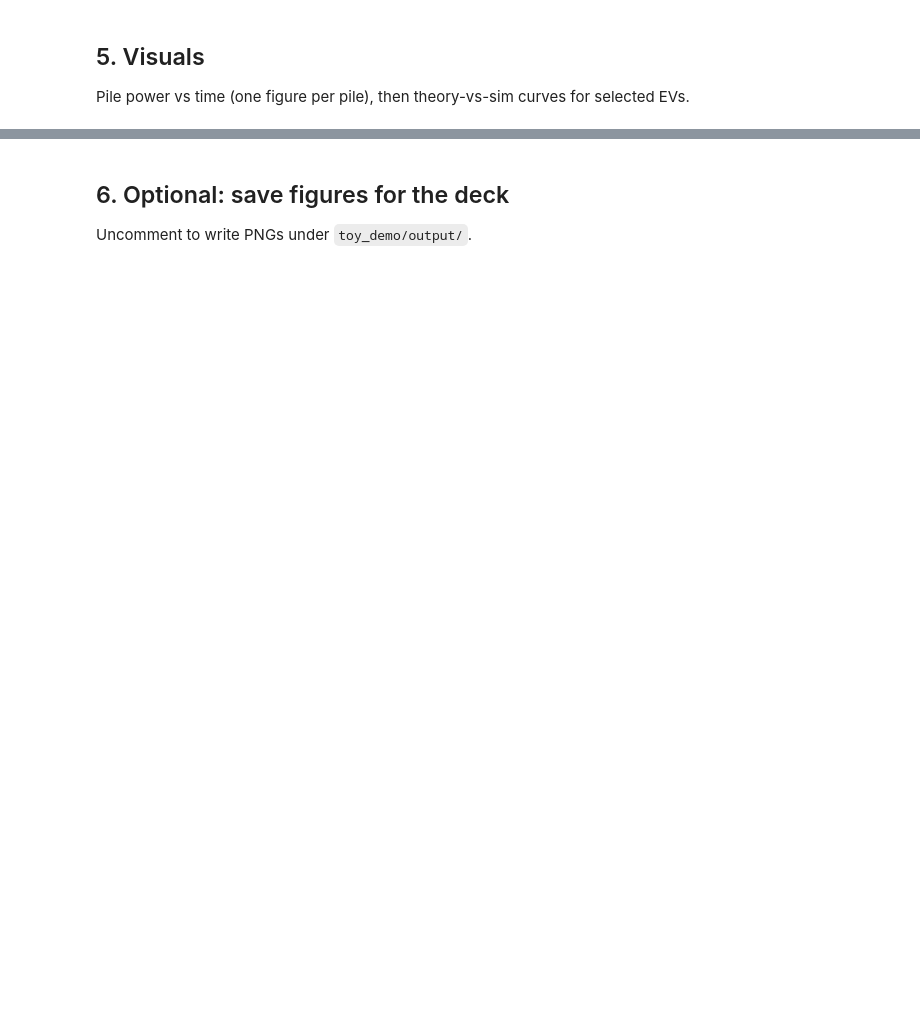
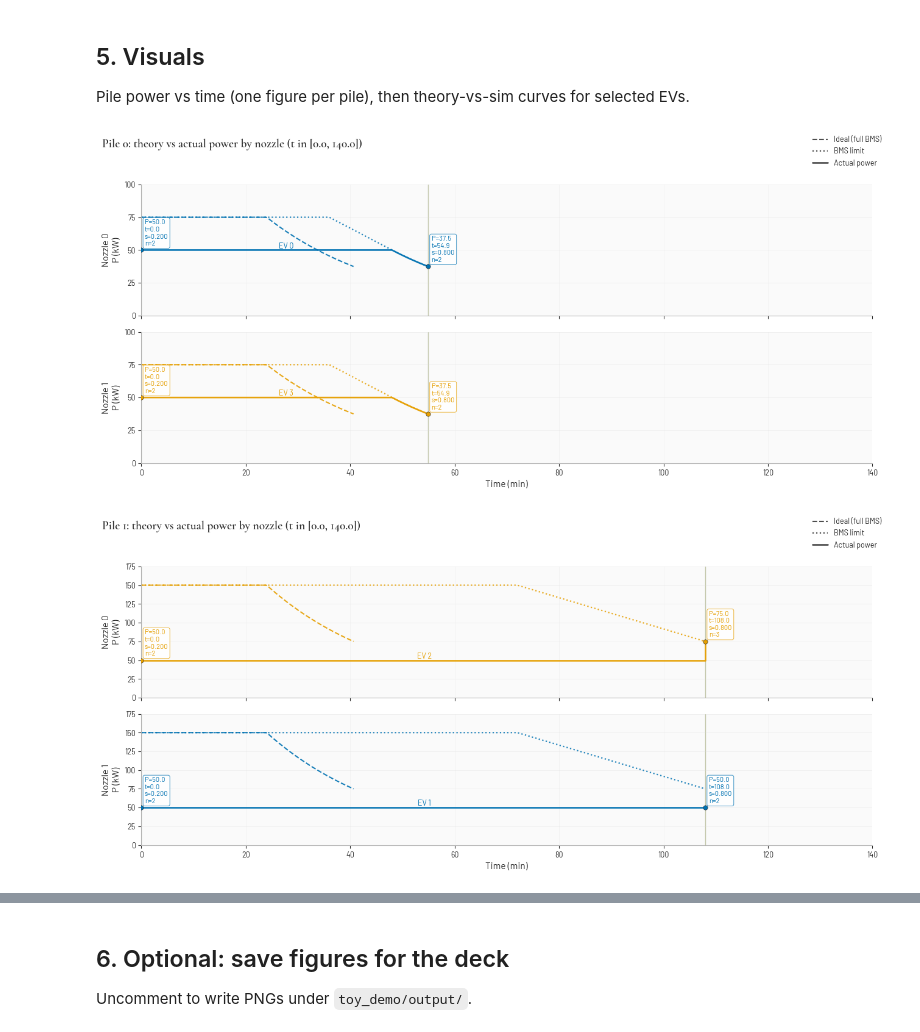
Before and after one commit to saneiimo/ChargingStationQueueing, a Jupyter notebook: toy_demo/toy_example.ipynb, the cells around one changed output, grey strips where cells are left out. Drawn from its saved outputs; the diff is of its cells as text; code cells hidden in the pictures; blank space fills up the shorter version.

```diff
--- a/toy_demo/toy_example.ipynb
+++ b/toy_demo/toy_example.ipynb
@@ -35,7 +37,7 @@ Change pile count, nozzles per pile, bricks, and brick power (kW).
 station = ToyStationSpec(
     n_piles=2,
     n_nozzles=2,
-    n_bricks=5,
+    n_bricks=4,
     p_brick=25.0,
     queue_capacity=10,
 )
@@ -46,15 +50,15 @@ station
 Each row is one EV: `arrival_time` (min), `battery_kwh`, `s_i`, `s_f`.
 Start from the default four-EV cast, or replace the list entirely.
 # %%
-ev_specs = default_four_ev_specs()
+#ev_specs = default_four_ev_specs()
 
-# --- edit freely, e.g. ---
-# ev_specs = [
-#     ToyEVSpec(id=0, arrival_time=0.0, battery_kwh=50.0, s_i=0.20, s_f=0.80),
-#     ToyEVSpec(id=1, arrival_time=3.0, battery_kwh=100.0, s_i=0.15, s_f=0.85),
-#     ToyEVSpec(id=2, arrival_time=6.0, battery_kwh=50.0, s_i=0.25, s_f=0.75),
-#     ToyEVSpec(id=3, arrival_time=10.0, battery_kwh=150.0, s_i=0.10, s_f=0.80),
-# ]
+# --- e.g. ---
+ev_specs = [
+    ToyEVSpec(id=0, arrival_time=0.0, battery_kwh=75.0, s_i=0.20, s_f=0.80),
+    ToyEVSpec(id=1, arrival_time=0.0, battery_kwh=150.0, s_i=0.2, s_f=0.8),
+    ToyEVSpec(id=2, arrival_time=0.0, battery_kwh=150.0, s_i=0.2, s_f=0.8),
+    ToyEVSpec(id=3, arrival_time=0.0, battery_kwh=75.0, s_i=0.2, s_f=0.80),
+]
 
 for s in ev_specs:
     print(
@@ -69,7 +78,7 @@ for s in ev_specs:
 policy = FIFOQueuePolicy()
 # policy = ClosestPowerMatchQueuePolicy()
 
-horizon = 120.0  # minutes; or None → last arrival + 90
+horizon = 140.0  # minutes; or None → last arrival + 90
 
 env = run_toy_episode(
     station,
@@ -103,22 +173,25 @@ Pile power vs time (one figure per pile), then theory-vs-sim curves for selected
 # %%
 t_end = float(env.engine.current_time)
 pile_figs = []
 for pile_id in range(station.n_piles):
     fig = plot_pile_nozzle_power(
         env,
         pile_id=pile_id,
         t_start=0.0,
         t_end=t_end,
         show_theory=True,
         show_sim_bms=True,
         show_actual=True,
-        show_charge_change_lines=True,
-        show_charge_change_vlines=True,
+        show_charge_change_lines=False,
+        show_charge_change_vlines=False,
         show_event_lines=True,
-        show_trace_labels=False,
+        show_trace_labels=True,
     )
     pile_figs.append(fig)
     display(fig)
+# %% [output]
+[figure, added]
+[figure, added]
 # %%
 ev_ids = [s.id for s in ev_specs]
 ev_figs = plot_ev_theory_vs_sim(
```
Also changed, not shown: parts of 6 cells of this notebook.
